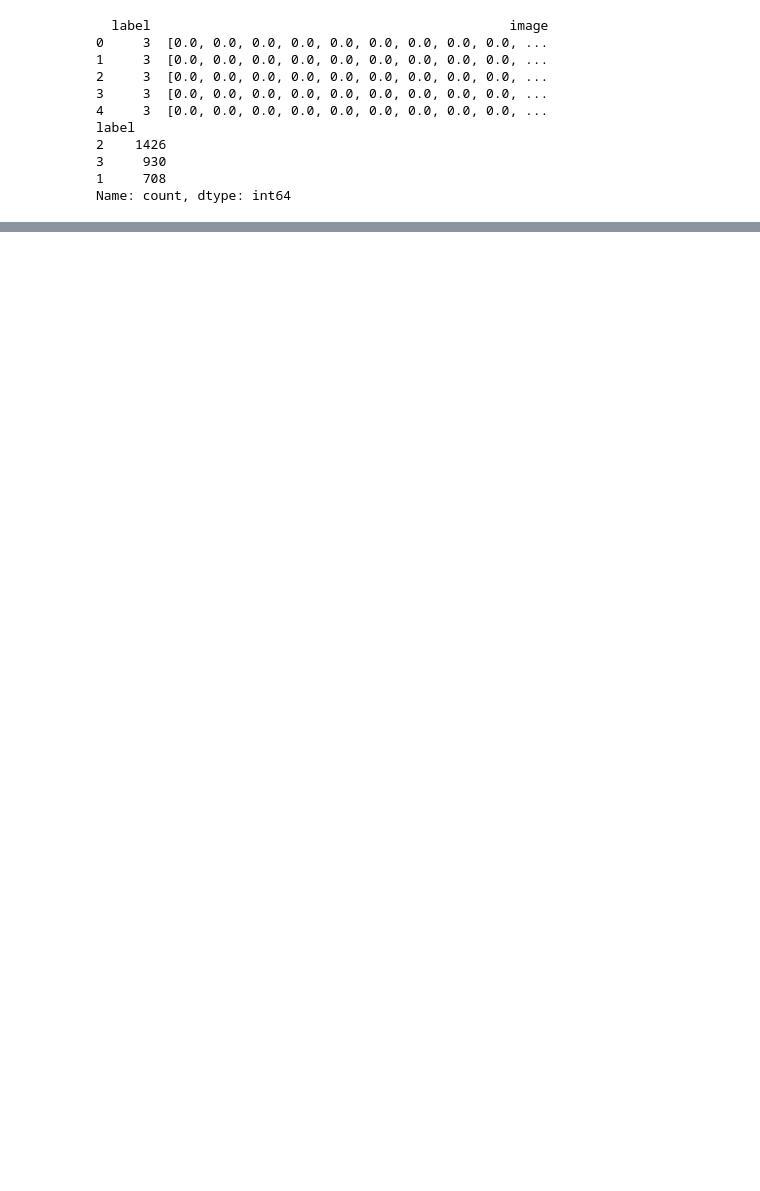
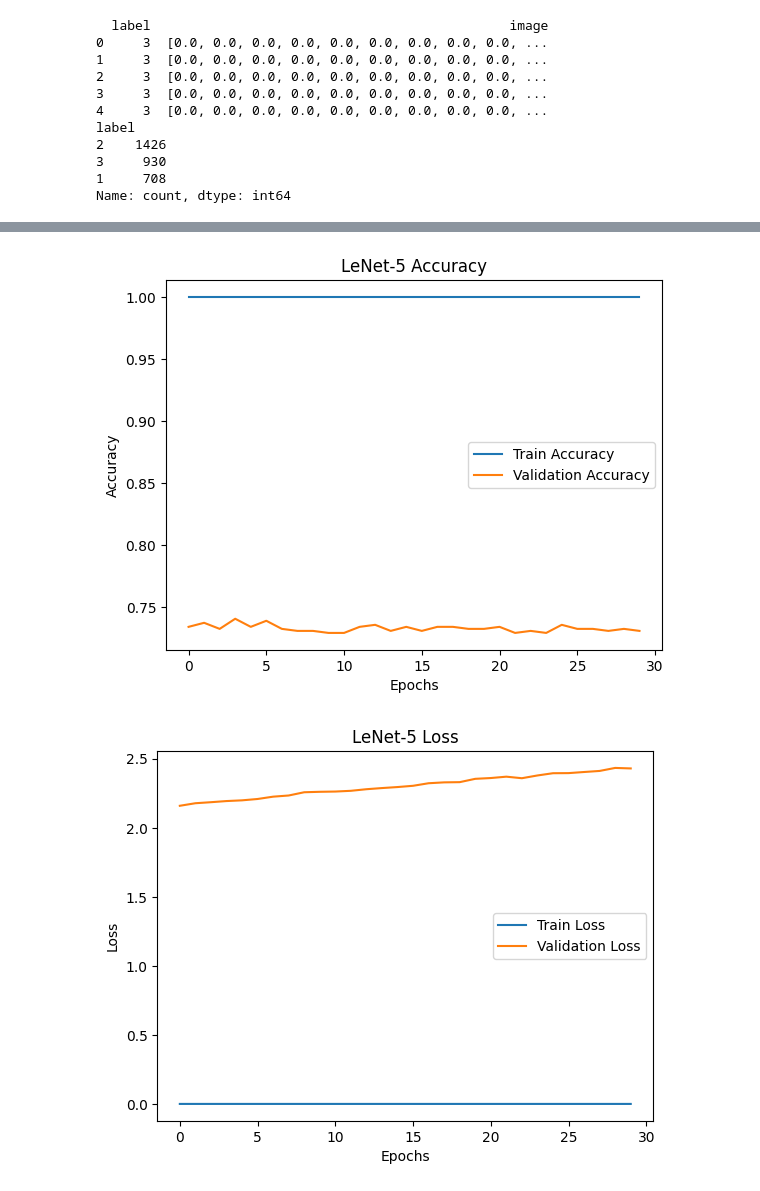
Before and after one commit to benecm/Brain_CT_ML, a Jupyter notebook: Brain_CT.ipynb, the cells around one changed output, grey strips where cells are left out. Saved outputs shown, nothing was run; the diff lists cells and outputs as text; code cells hidden in the pictures; blank space fills up the shorter version.

Commit message:
Added LeNet5 modell

```diff
--- a/Brain_CT.ipynb
+++ b/Brain_CT.ipynb
@@ -59,5 +113,5 @@ images = load_images_from_folder(img_dir)
 # %%
-labels = os.listdir(img_dir)
+#labels = os.listdir(img_dir)
 print(len(images))
 print(len(labels))
 print(labels)
@@ -138,0 +220,12 @@ weighted avg       0.93      0.93      0.93       613
+# %%
+#gradient boosting
+gb_params = {
+    'n_estimators': [50, 100, 200],
+    'learning_rate': [0.01, 0.1, 0.2],
+    'max_depth': [3, 5, 7]
+}
+gb_model = GridSearchCV(GradientBoostingClassifier(), gb_params, cv=5, scoring='accuracy')
+gb_model.fit(X_train, y_train)
+
+print("Gradient Boosting legjobb paraméterek:", gb_model.best_params_)
+print("Gradient Boosting validációs pontosság:", gb_model.best_score_)
@@ -138,0 +272,3 @@ weighted avg       0.93      0.93      0.93       613
+# %%
+#tanitas
+history = lenet5.fit(X_train_cnn, y_train_cnn, validation_data=(X_test_cnn, y_test_cnn), epochs=30, batch_size=32)
@@ -138,0 +293,23 @@ weighted avg       0.93      0.93      0.93       613
+# %%
+loss, accuracy = lenet5.evaluate(X_test_cnn, y_test_cnn)
+print("LeNet-5 teszt pontosság:", accuracy)
+
+# Tanulási görbe megjelenítése
+import matplotlib.pyplot as plt
+
+plt.plot(history.history['accuracy'], label='Train Accuracy')
+plt.plot(history.history['val_accuracy'], label='Validation Accuracy')
+plt.title('LeNet-5 Accuracy')
+plt.xlabel('Epochs')
+plt.ylabel('Accuracy')
+plt.legend()
+plt.show()
+
+plt.plot(history.history['loss'], label='Train Loss')
+plt.plot(history.history['val_loss'], label='Validation Loss')
+plt.title('LeNet-5 Loss')
+plt.xlabel('Epochs')
+plt.ylabel('Loss')
+plt.legend()
+plt.show()
+# %% [output]
@@ -138,0 +318,2 @@ weighted avg       0.93      0.93      0.93       613
+[figure, added]
+[figure, added]
```
Also changed, not shown: parts of 10 cells of this notebook, 1 other file.
